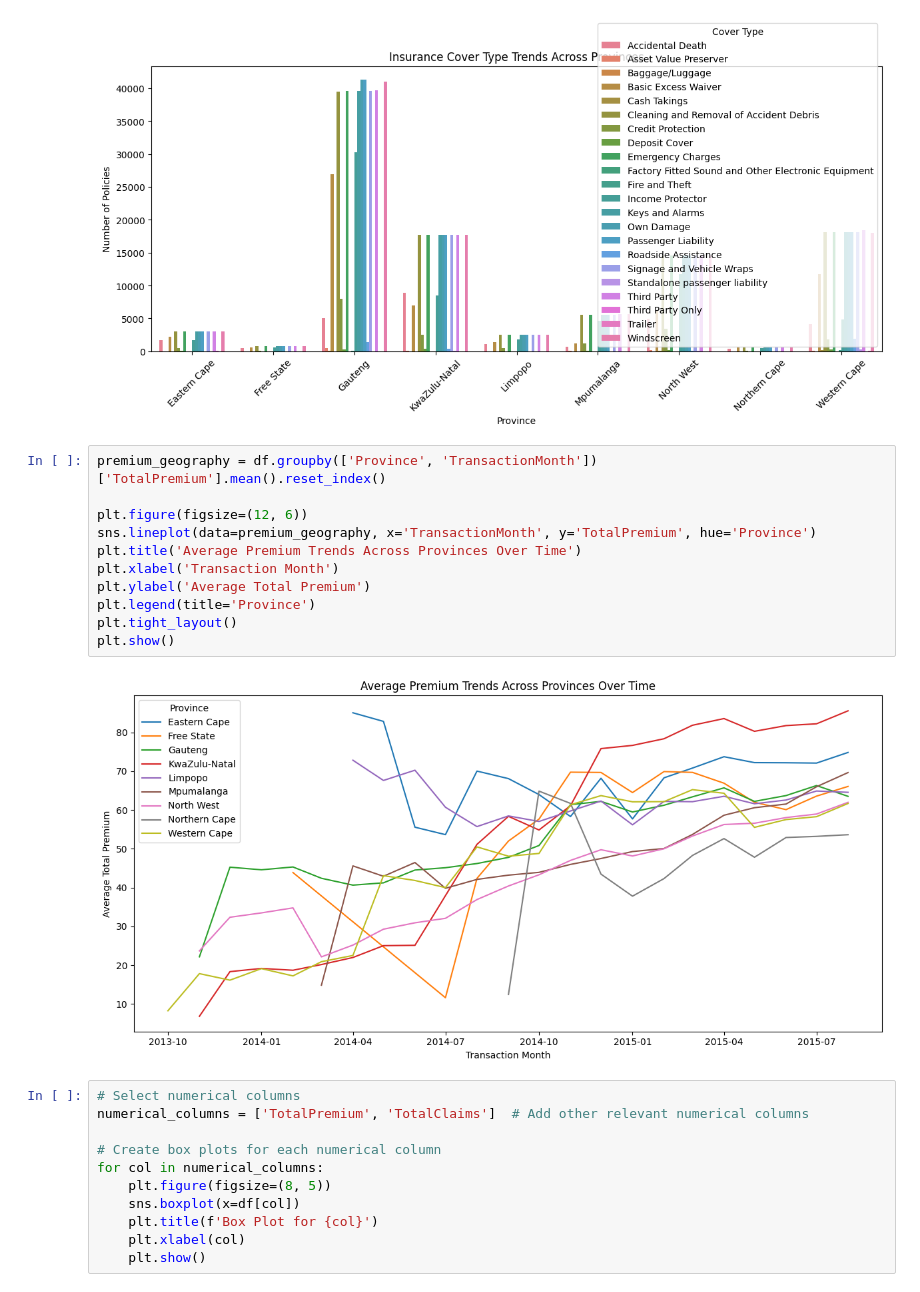
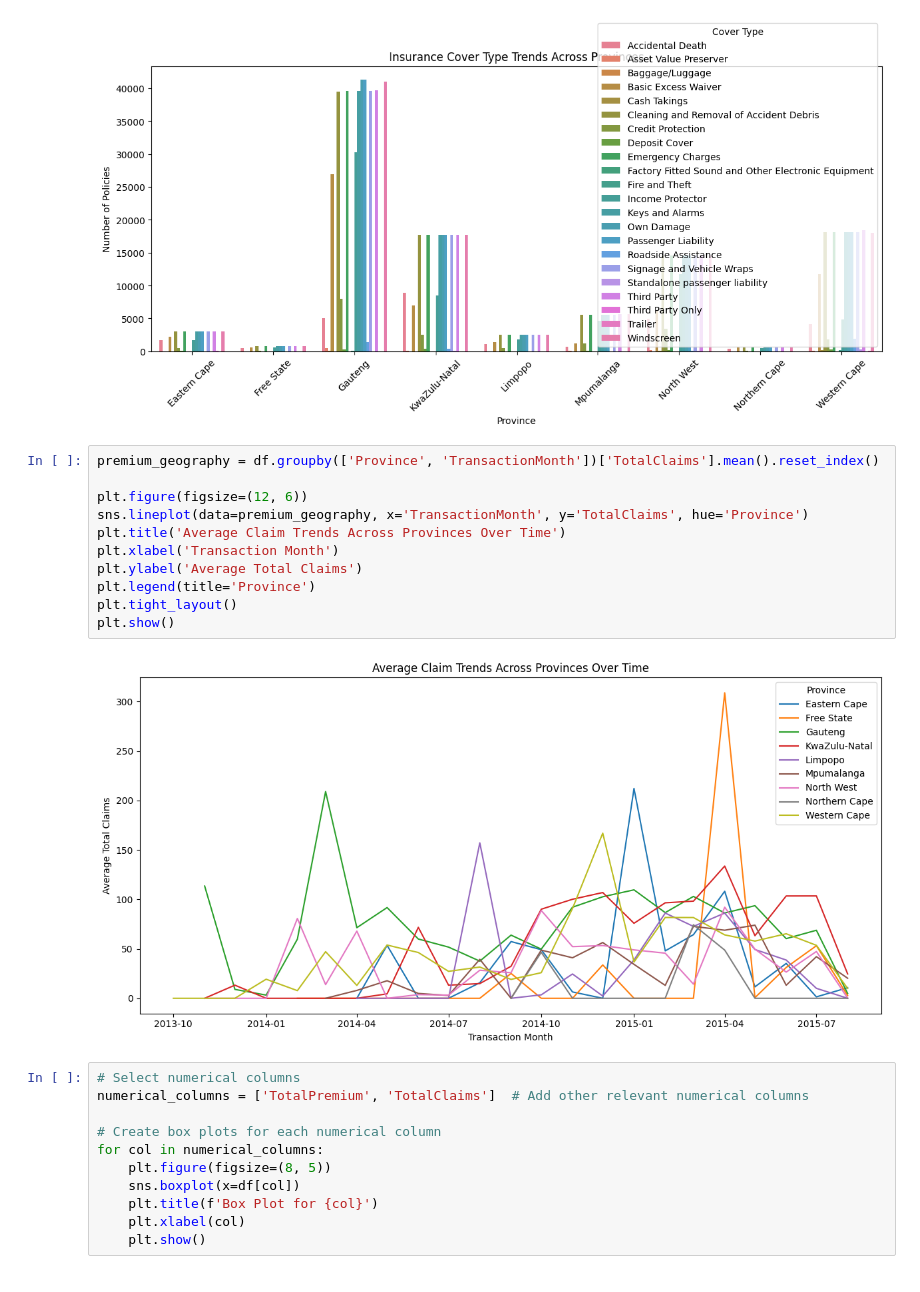
Before and after one commit to Daniel-1961/Alpha_care, a Jupyter notebook: notebook/descriptive_statistics.ipynb, the cells around one changed output. Cells and saved outputs as stored; diff of their text form.

```diff
--- a/notebook/descriptive_statistics.ipynb
+++ b/notebook/descriptive_statistics.ipynb
@@ -341,18 +341,18 @@ plt.show()
 # %% [output]
 [figure]
 # %%
-premium_geography = df.groupby(['Province', 'TransactionMonth'])['TotalPremium'].mean().reset_index()
+premium_geography = df.groupby(['Province', 'TransactionMonth'])['TotalClaims'].mean().reset_index()
 
 plt.figure(figsize=(12, 6))
-sns.lineplot(data=premium_geography, x='TransactionMonth', y='TotalPremium', hue='Province')
-plt.title('Average Premium Trends Across Provinces Over Time')
+sns.lineplot(data=premium_geography, x='TransactionMonth', y='TotalClaims', hue='Province')
+plt.title('Average Claim Trends Across Provinces Over Time')
 plt.xlabel('Transaction Month')
-plt.ylabel('Average Total Premium')
+plt.ylabel('Average Total Claims')
 plt.legend(title='Province')
 plt.tight_layout()
 plt.show()
 # %% [output]
-[figure, old version]
+[figure, new version]
 # %%
 # Select numerical columns
 numerical_columns = ['TotalPremium', 'TotalClaims']  # Add other relevant numerical columns
```
Also changed, not shown: parts of 6 cells of this notebook, 1 other file.
